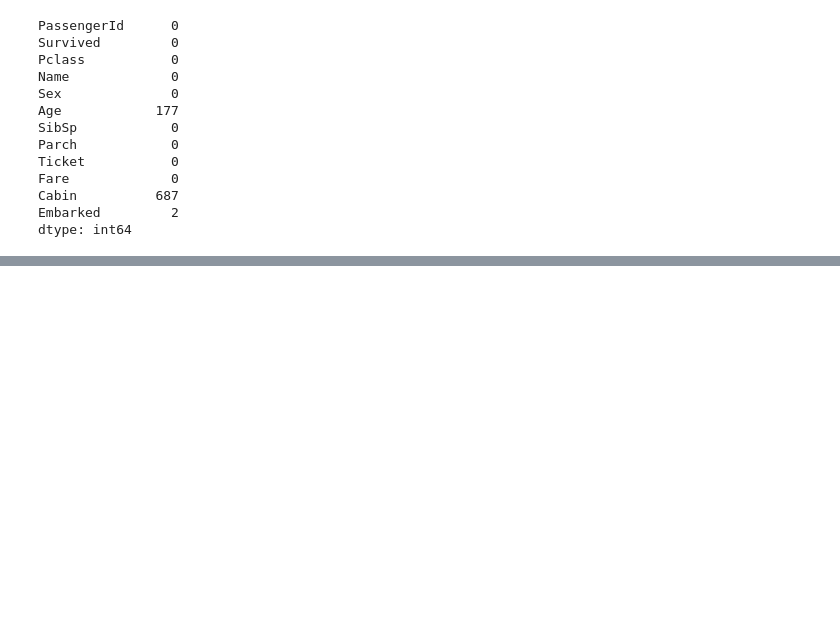
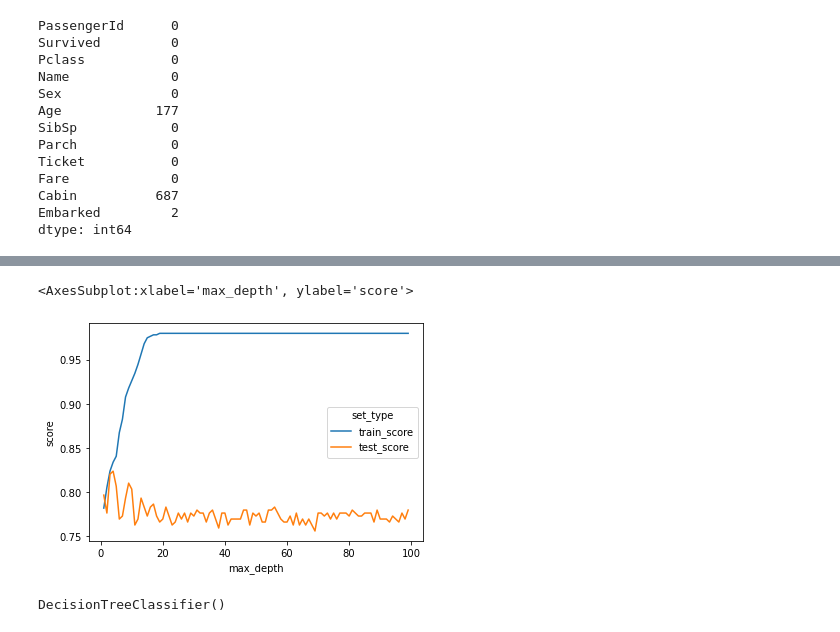
Before and after one commit to Jackd0w/Titanic_data_analysis, a Jupyter notebook: titanic.ipynb, the cells around one changed output, grey strips where cells are left out. Cells and saved outputs as stored; diff of their text form; code cells hidden in the pictures; blank space fills up the shorter version.

```diff
--- a/titanic.ipynb
+++ b/titanic.ipynb
@@ -80,0 +81,18 @@ clf.score(X_test, y_test)
+# %%
+max_depth_values = range(1, 100)
+# %%
+scores_data = pd.DataFrame()
+# %%
+for max_depth in max_depth_values:
+    clf = tree.DecisionTreeClassifier(criterion='entropy', max_depth=max_depth)
+    clf.fit(X_train, y_train)
+    train_score = clf.score(X_train, y_train)
+    test_score = clf.score(X_test, y_test)
+
+    temp_score_data = pd.DataFrame({'max_depth': [max_depth],
+                                    'train_score':[train_score],
+                                    'test_score':[test_score]})
+
+    scores_data = scores_data.append(temp_score_data)
+# %%
+scores_data_long = pd.melt(scores_data, id_vars=['max_depth'], value_vars=['train_score', 'test_score'], var_name='set_type', value_name='score')
@@ -80,0 +108,5 @@ clf.score(X_test, y_test)
+# %%
+sns.lineplot(x="max_depth", y="score", hue="set_type", data=scores_data_long)
+# %% [output]
+<AxesSubplot:xlabel='max_depth', ylabel='score'>
+[figure, added]
@@ -80,0 +117,5 @@ clf.score(X_test, y_test)
+# %%
+clf = tree.DecisionTreeClassifier()
+clf
+# %% [output]
+DecisionTreeClassifier()
```
Also changed, not shown: parts of 14 cells of this notebook, 3 other files.
